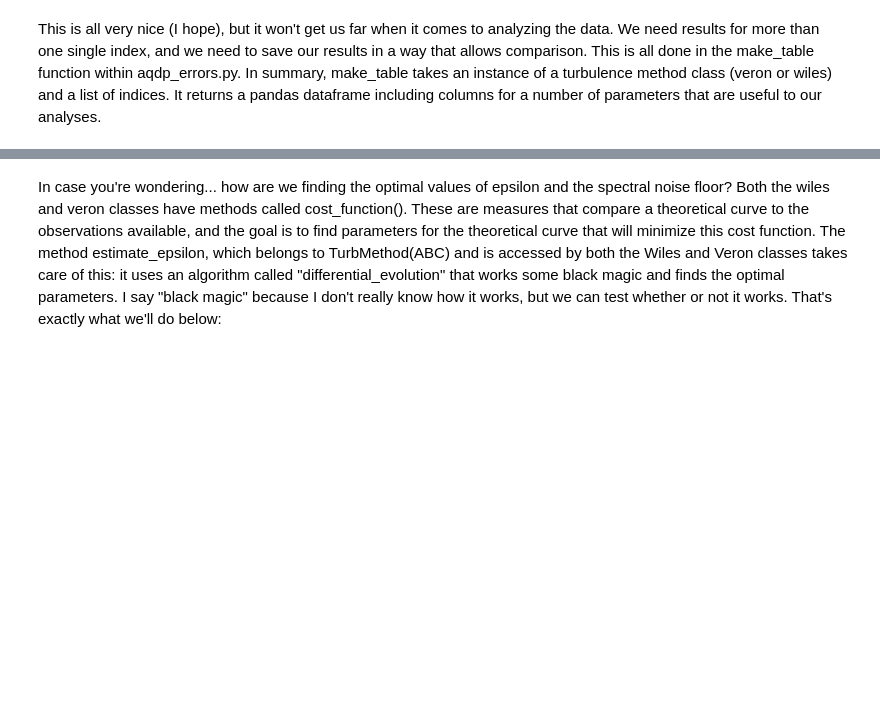
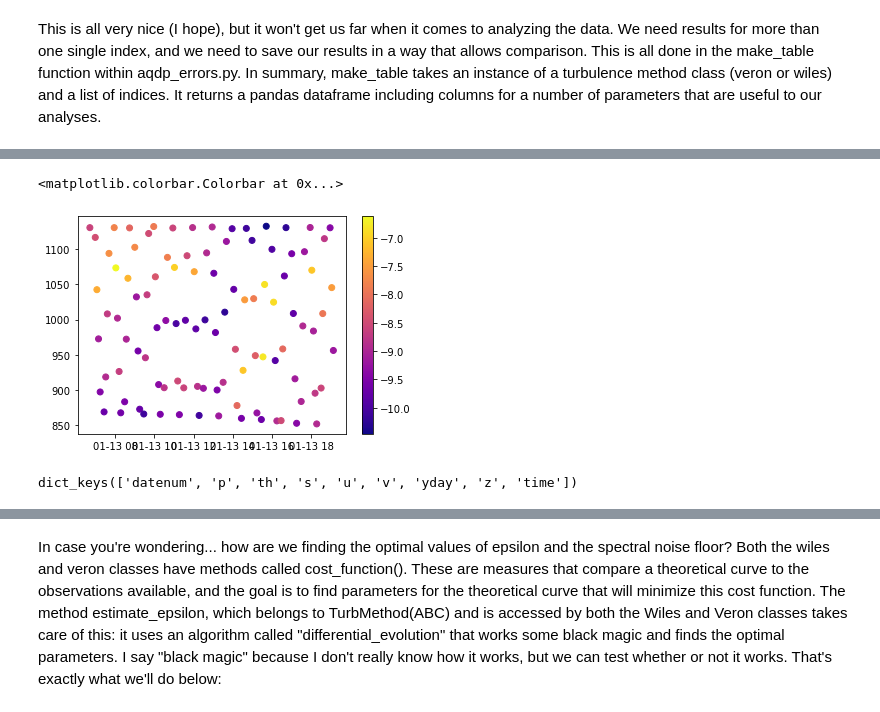
Before and after one commit to inciente/mixsea, a Jupyter notebook: mixsea/aqdp_with_loader.ipynb, the cells around one changed output, grey strips where cells are left out. Saved outputs shown, nothing was run; the diff lists cells and outputs as text; code cells hidden in the pictures; blank space fills up the shorter version.

```diff
--- a/mixsea/aqdp_with_loader.ipynb
+++ b/mixsea/aqdp_with_loader.ipynb
@@ -65,0 +131,14 @@ wiles_table = aqdp_errors.make_table( wiles, indices ) # these two lines will ou
+# %%
+plt.scatter( veron_table['time'],
+           veron_table['depth'],
+           c = np.log10( veron_table['epsilon']),
+           cmap = 'plasma' )
+plt.colorbar()
+# %% [output]
+<matplotlib.colorbar.Colorbar at 0x...>
+[figure, added]
+# %%
+#gridded_obs = load_aqdp.build_grid();
+gridded_obs.keys()
+# %% [output]
+dict_keys(['datenum', 'p', 'th', 's', 'u', 'v', 'yday', 'z', 'time'])
```
Also changed, not shown: parts of 20 cells of this notebook.
